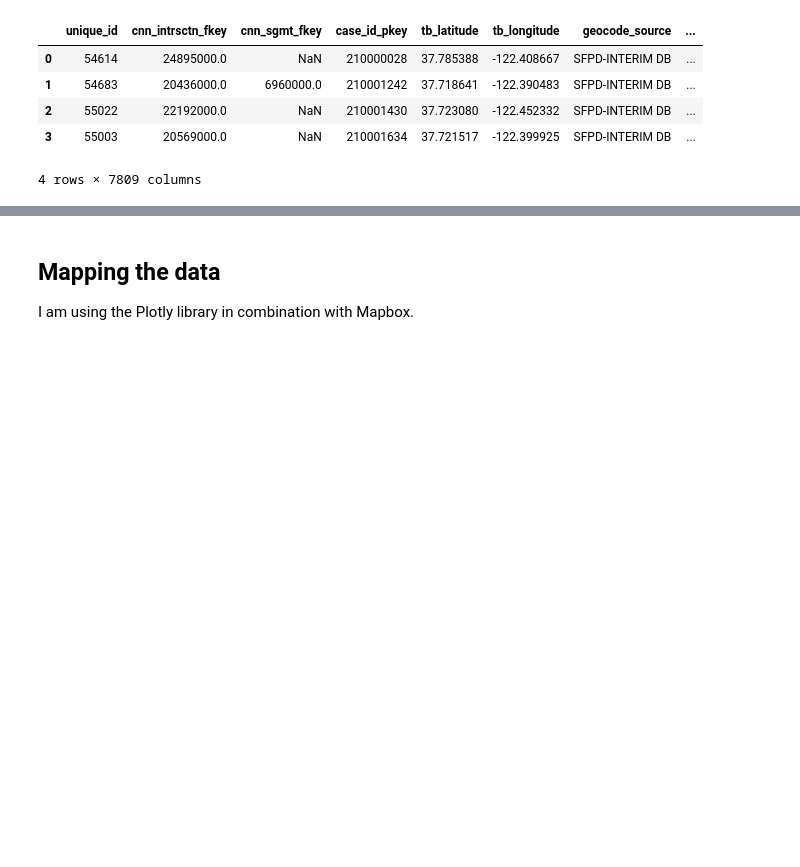
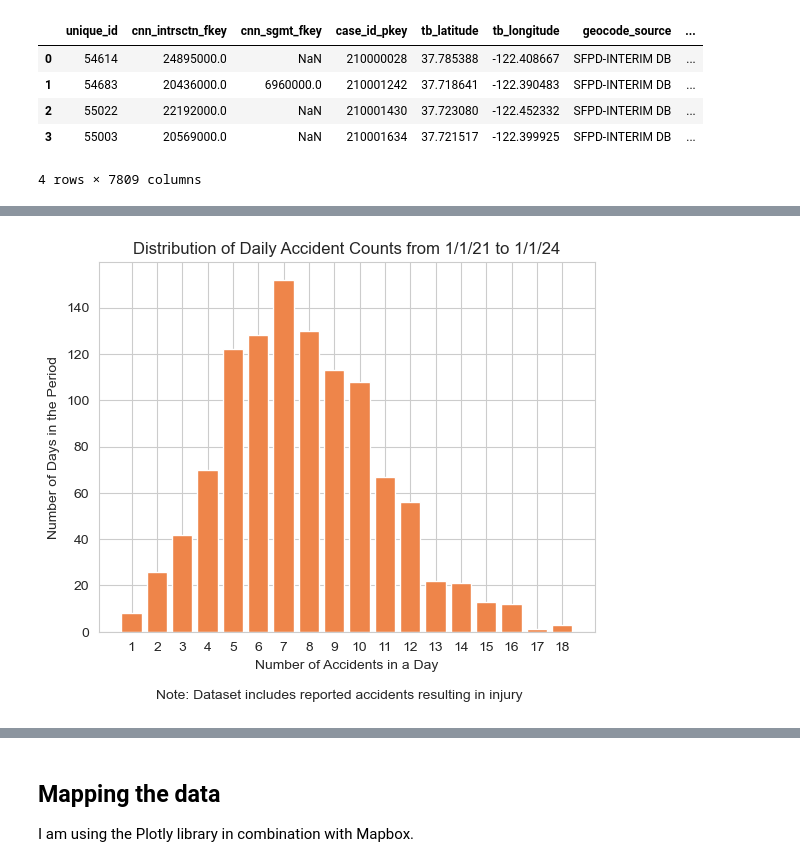
Before and after one commit to miguel-peralta/spring-2024-vip, a Jupyter notebook: stage1/stage1.ipynb, the cells around one changed output, grey strips where cells are left out. Cells and saved outputs as stored; diff of their text form; code cells hidden in the pictures; blank space fills up the shorter version.

Commit message:
Statistical plots and correlation coefficient completed. Daily accidents and precipitation dataframe indexes changed to datetimes. Plotly plot is no longer working.

```diff
--- a/stage1/stage1.ipynb
+++ b/stage1/stage1.ipynb
@@ -136,12 +136,14 @@ acis_data = response['data']
 # %%
 precip_df = pd.DataFrame(acis_data, columns=["date", "precipitation_in"])
 
-# convert dates to datetimes
-precip_df["date"] = precip_df["date"].apply(pd.to_datetime)
 precip_df.set_index("date", inplace=True)
 
 # convert precipitation values to a numeric datatype
 precip_df["precipitation_in"] = pd.to_numeric(precip_df["precipitation_in"])
+
+# convert index to datetimes
+precip_df.index = pd.to_datetime(precip_df.index)
+
 precip_df
 # %% [output]
 |  | precipitation_in |
@@ -209,0 +215,14 @@ accidents_df["daily_precip"] = daily_precip_column
+# %%
+# creates a new dataframe with the number of accidents per date
+daily_accidents_df = accidents_df.groupby(accidents_df["collision_date"].dt.date).size().reset_index(name="accident_count")
+daily_accidents_df = daily_accidents_df.rename(columns={"collision_date":"date"})
+daily_accidents_df.set_index("date", inplace=True)
+
+# convert index to datetimes
+daily_accidents_df.index = pd.to_datetime(daily_accidents_df.index)
+
+# add missing dates
+missing_dates = [x for x in precip_df.index if x not in daily_accidents_df.index]
+daily_accidents_df.loc[missing_dates, "accident_count"] = 0
+
+daily_accidents_df
@@ -209,0 +279,3 @@ accidents_df["daily_precip"] = daily_precip_column
+# %%
+accident_count_distribution = daily_accidents_df.groupby(daily_accidents_df["accident_count"]).size().reset_index(name='num_days')
+accident_count_distribution
@@ -209,0 +300,19 @@ accidents_df["daily_precip"] = daily_precip_column
+# %%
+sns.set_style("whitegrid")
+muted_palette = sns.color_palette("muted")
+orange = muted_palette[1]
+
+plt.bar(x=accident_count_distribution["accident_count"],
+        height=accident_count_distribution["num_days"],
+        color=orange)
+plt.xticks(accident_count_distribution["accident_count"])
+
+plt.title("Distribution of Daily Accident Counts from 1/1/21 to 1/1/24")
+plt.xlabel("Number of Accidents in a Day")
+plt.ylabel("Number of Days in the Period")
+plt.text(0.5, -0.03, "Note: Dataset includes reported accidents resulting in injury",
+         fontsize=10, ha='center', transform=plt.gcf().transFigure)
+
+plt.show()
+# %% [output]
+[figure, added]
```
Also changed, not shown: parts of 15 cells of this notebook.
